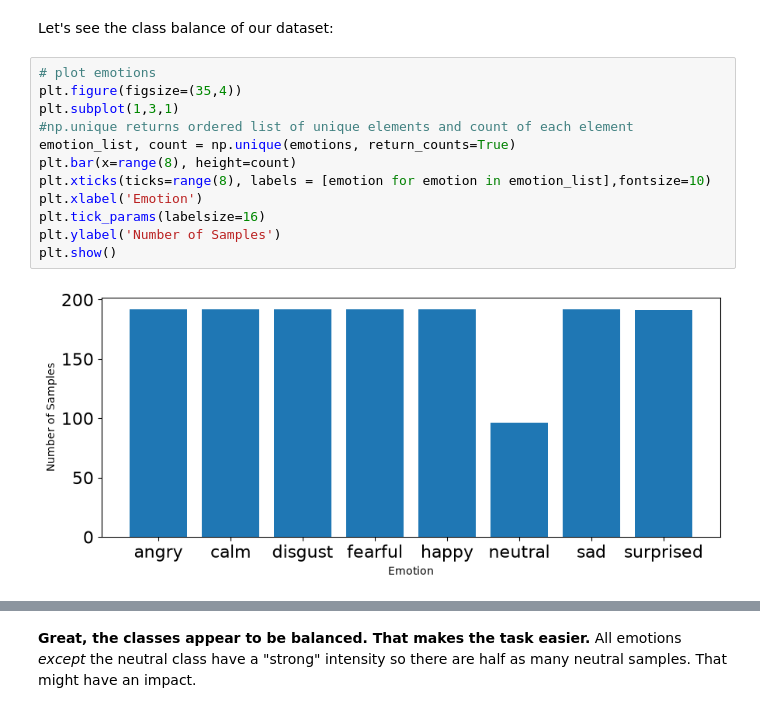
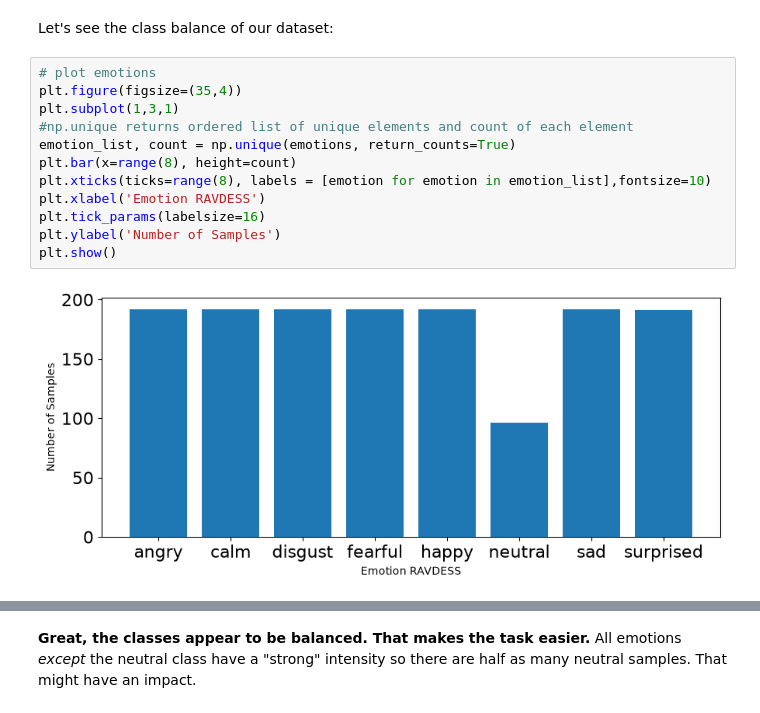
Before and after one commit to xwz2/Week3, a Jupyter notebook: week_3_machinelearning.ipynb, the cells around one changed output, grey strips where cells are left out. Drawn from its saved outputs; the diff is of its cells as text.

```diff
--- a/week_3_machinelearning.ipynb
+++ b/week_3_machinelearning.ipynb
@@ -255,14 +391,14 @@ Let's see the class balance of our dataset:
 # %%
 # plot emotions
 plt.figure(figsize=(35,4))
 plt.subplot(1,3,1)
 #np.unique returns ordered list of unique elements and count of each element
 emotion_list, count = np.unique(emotions, return_counts=True)
 plt.bar(x=range(8), height=count)
 plt.xticks(ticks=range(8), labels = [emotion for emotion in emotion_list],fontsize=10)
-plt.xlabel('Emotion')
+plt.xlabel('Emotion RAVDESS')
 plt.tick_params(labelsize=16)
 plt.ylabel('Number of Samples')
 plt.show()
 # %% [output]
-[figure, old version]
+[figure, new version]
```
Also changed, not shown: parts of 32 cells of this notebook.
